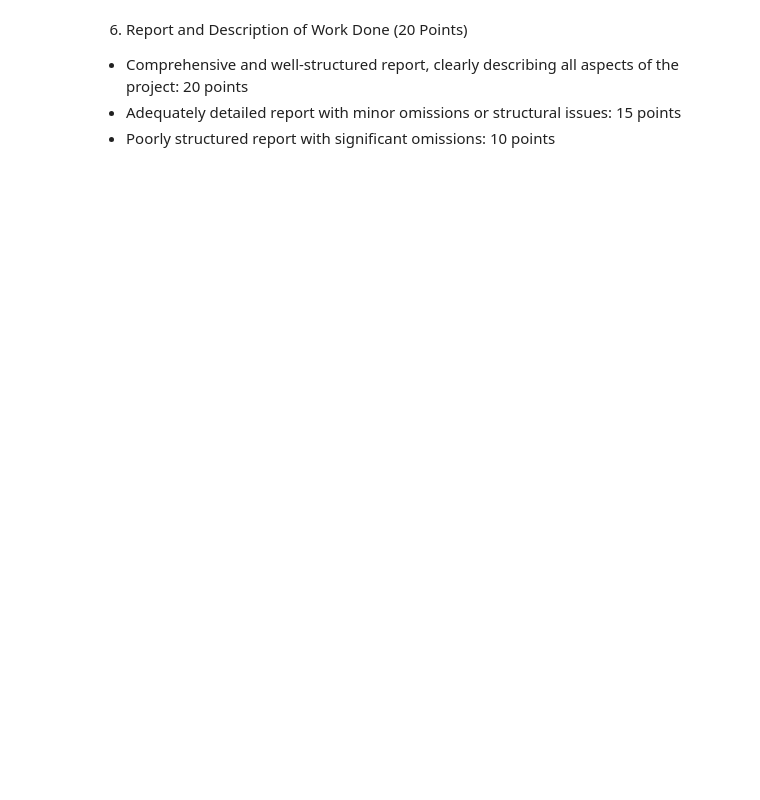
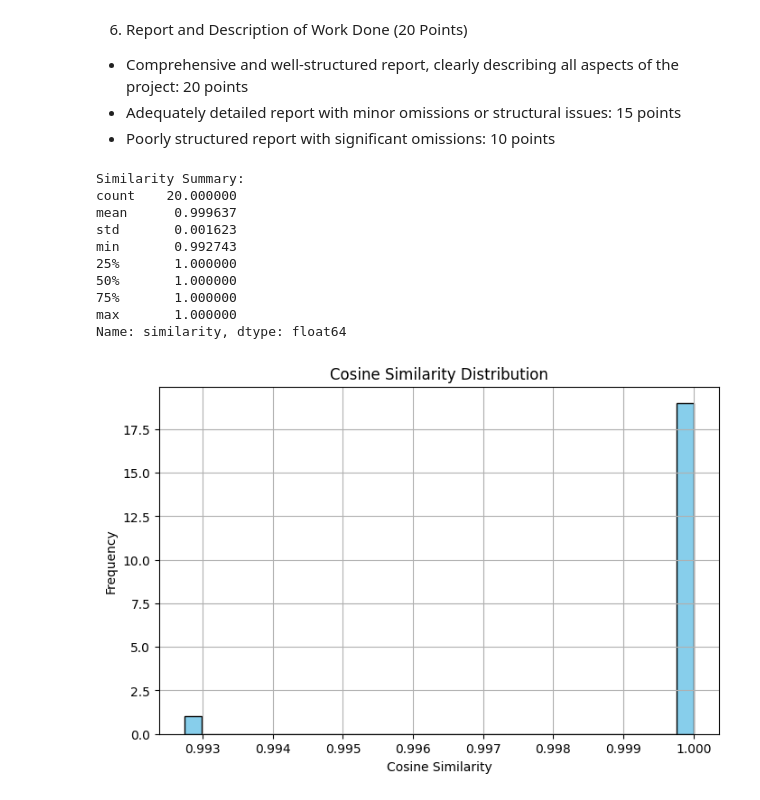
Before and after one commit to luizdataeng/project_nlp_fanshawe, a Jupyter notebook: main.ipynb, the cells around one changed output. Cells and saved outputs as stored; diff of their text form; code cells hidden in the pictures; blank space fills up the shorter version.

```diff
--- a/main.ipynb
+++ b/main.ipynb
@@ -731,3 +765,32 @@ print(test_dataset['text_altered'])
 - Comprehensive and well-structured report, clearly describing all aspects of the project: 20 points
 - Adequately detailed report with minor omissions or structural issues: 15 points
 - Poorly structured report with significant omissions: 10 points
+# %%
+# Initialize evaluator
+evaluator = SemanticSimilarityEvaluator(
+    data=test_dataset,
+    original_col='text',
+    cleaned_col='text_altered',
+    model="en_core_web_md"  # This is very important!
+)
+
+# Compute similarity
+data_with_similarity = evaluator.compute_similarity()
+
+# Show summary
+evaluator.similarity_summary()
+
+# Plot distribution
+evaluator.plot_similarity_distribution()
+# %% [output]
+Similarity Summary:
+count    20.000000
+mean      0.999637
+std       0.001623
+min       0.992743
+25%       1.000000
+50%       1.000000
+75%       1.000000
+max       1.000000
+Name: similarity, dtype: float64
+[figure, added]
```
Also changed, not shown: parts of 2 cells of this notebook, 3 other files.
